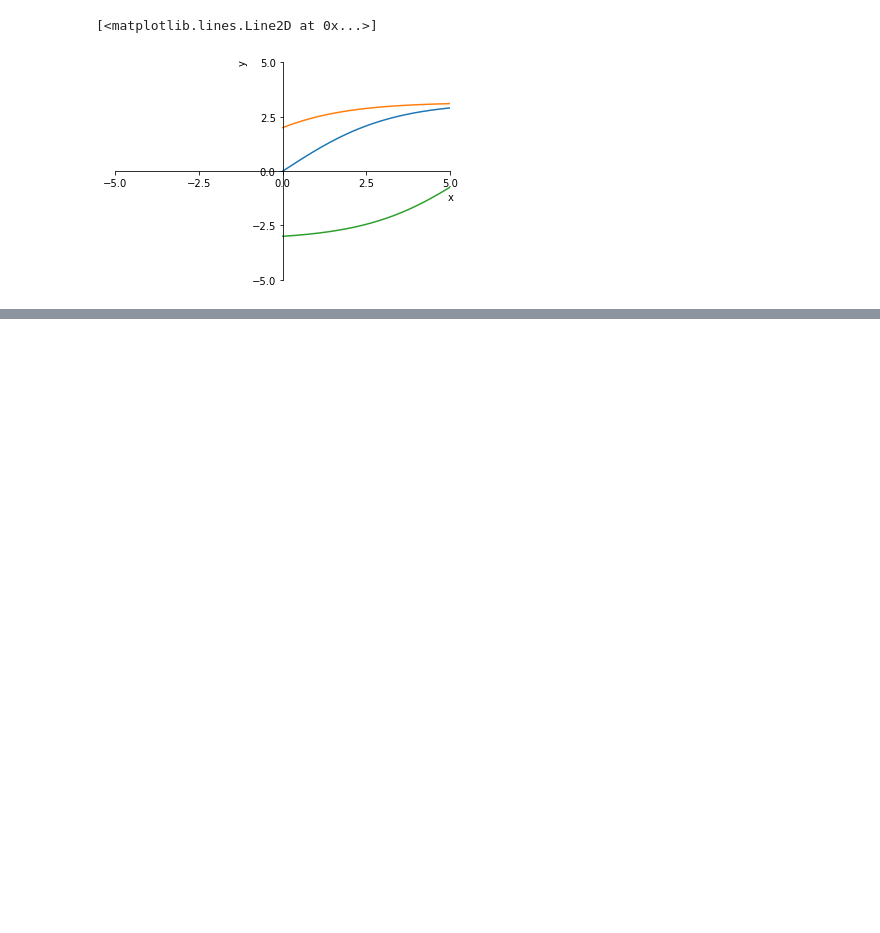
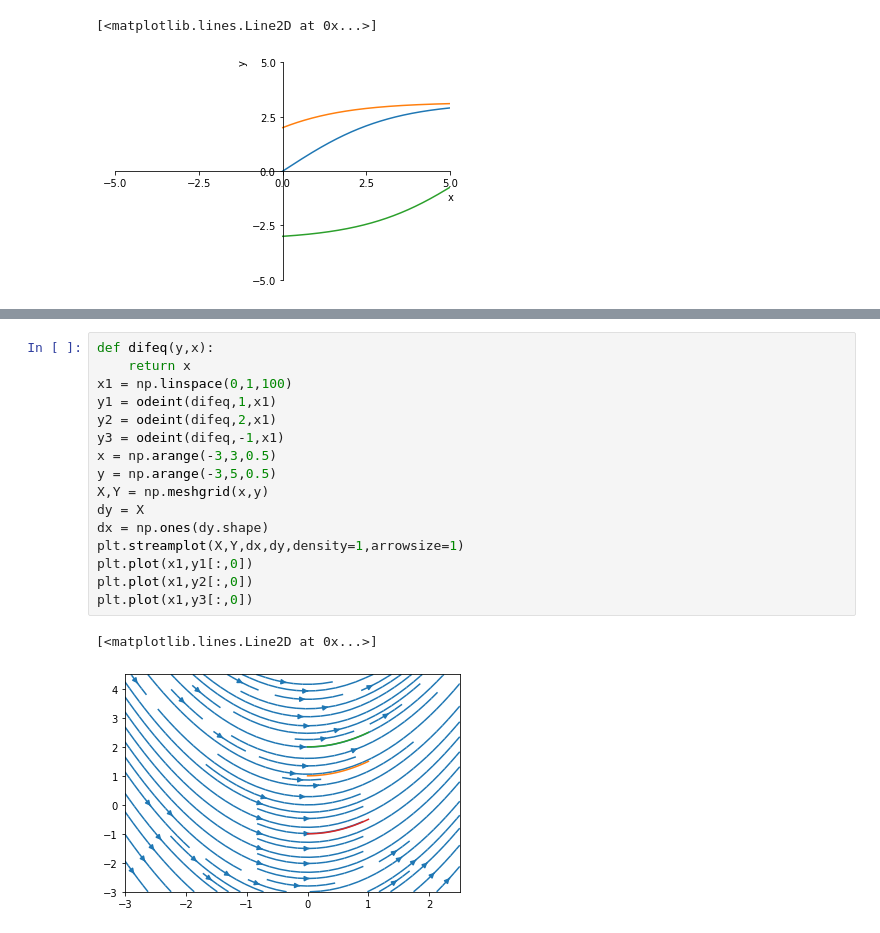
Before and after one commit to Zhurp2020/NLP-from-scratch, a Jupyter notebook: Thomas Calculus/Chapter 9 code.ipynb, the cells around one changed output, grey strips where cells are left out. Cells and saved outputs as stored; diff of their text form; blank space fills up the shorter version.

```diff
--- a/Thomas Calculus/Chapter 9 code.ipynb
+++ b/Thomas Calculus/Chapter 9 code.ipynb
@@ -192,0 +201,19 @@ Plot.ax.plot(x1,y3[:,0])
+# %%
+def difeq(y,x):
+    return x
+x1 = np.linspace(0,1,100)
+y1 = odeint(difeq,1,x1)
+y2 = odeint(difeq,2,x1)
+y3 = odeint(difeq,-1,x1)
+x = np.arange(-3,3,0.5)
+y = np.arange(-3,5,0.5)
+X,Y = np.meshgrid(x,y)
+dy = X
+dx = np.ones(dy.shape)
+plt.streamplot(X,Y,dx,dy,density=1,arrowsize=1)
+plt.plot(x1,y1[:,0])
+plt.plot(x1,y2[:,0])
+plt.plot(x1,y3[:,0])
+# %% [output]
+[<matplotlib.lines.Line2D at 0x...>]
+[figure, added]
```
Also changed, not shown: parts of 3 cells of this notebook, 2 other files.
